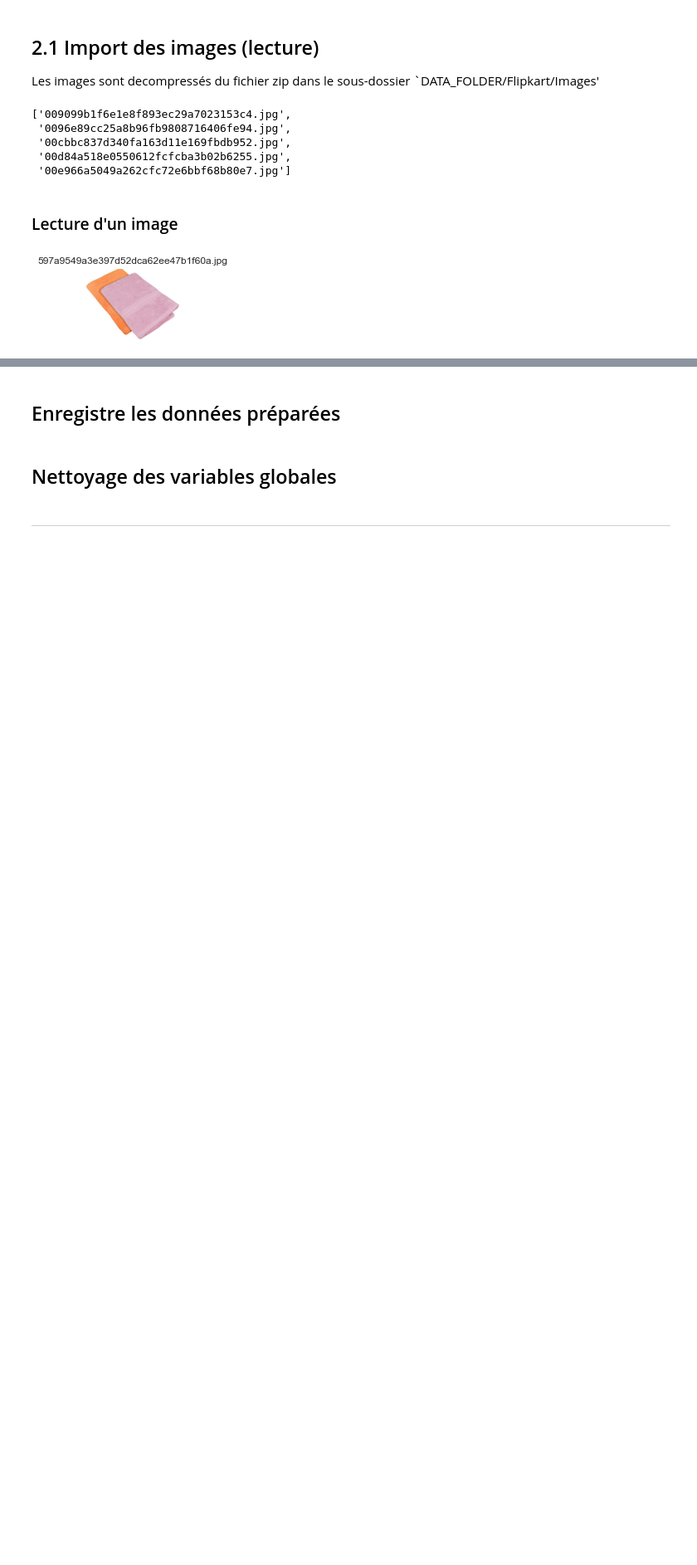
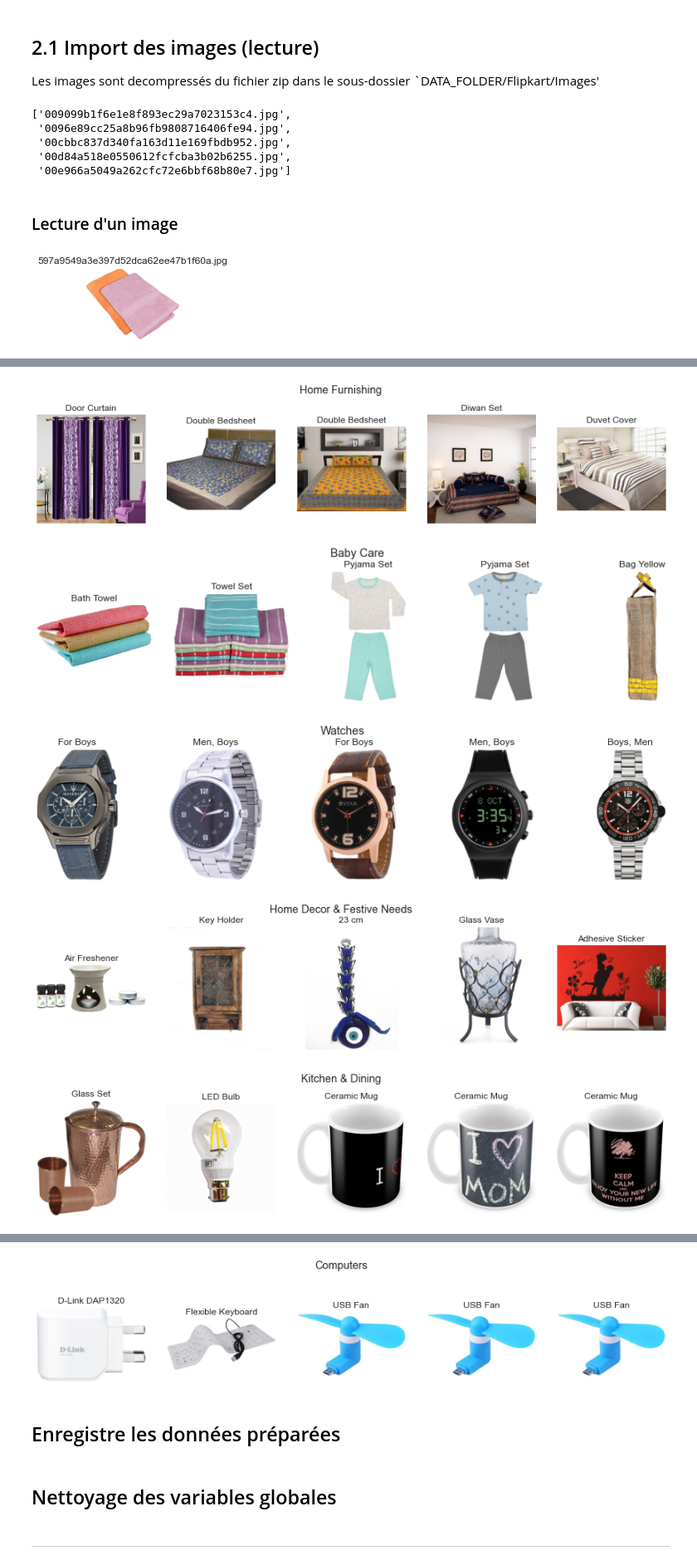
Before and after one commit to mrcreasey/oc-ds-p6-nlp-computer-vision, a Jupyter notebook: P6_02_image_classification.ipynb, the cells around one changed output, grey strips where cells are left out. Shown at 83% size. Drawn from its saved outputs; the diff is of its cells as text; code cells hidden in the pictures; blank space fills up the shorter version.

```diff
--- a/P6_02_image_classification.ipynb
+++ b/P6_02_image_classification.ipynb
@@ -393,0 +389,20 @@ Features à créer à partir du `product_category_tree` :
+# %%
+
+def preview_images_by_category(df, categ_col='categ_level_1', feature='image', nb=5):
+    """echantillon d'images par catégorie"""
+    categories=df[categ_col].unique()
+    for n, category in enumerate(categories):
+        filenames=df[df[categ_col]==category][feature]
+        product_names=df[df[categ_col]==category]['product_name']
+        nb_im=min(nb,len(filenames))
+        filenames=list(filenames[:nb_im])
+        product_names=list(product_names[:nb_im])
+        preview_images(filenames,titles=product_names, titre=category)
+
+preview_images_by_category(df_data)
+# %% [output]
+[figure, added]
+[figure, added]
+[figure, added]
+[figure, added]
+[figure, added]
@@ -394,3 +410,4 @@ Features à créer à partir du `product_category_tree` :
+[figure, added]
 # %% [markdown]
 ## Enregistre les données préparées
 # %% [markdown]
```
Also changed, not shown: parts of 6 cells of this notebook.
